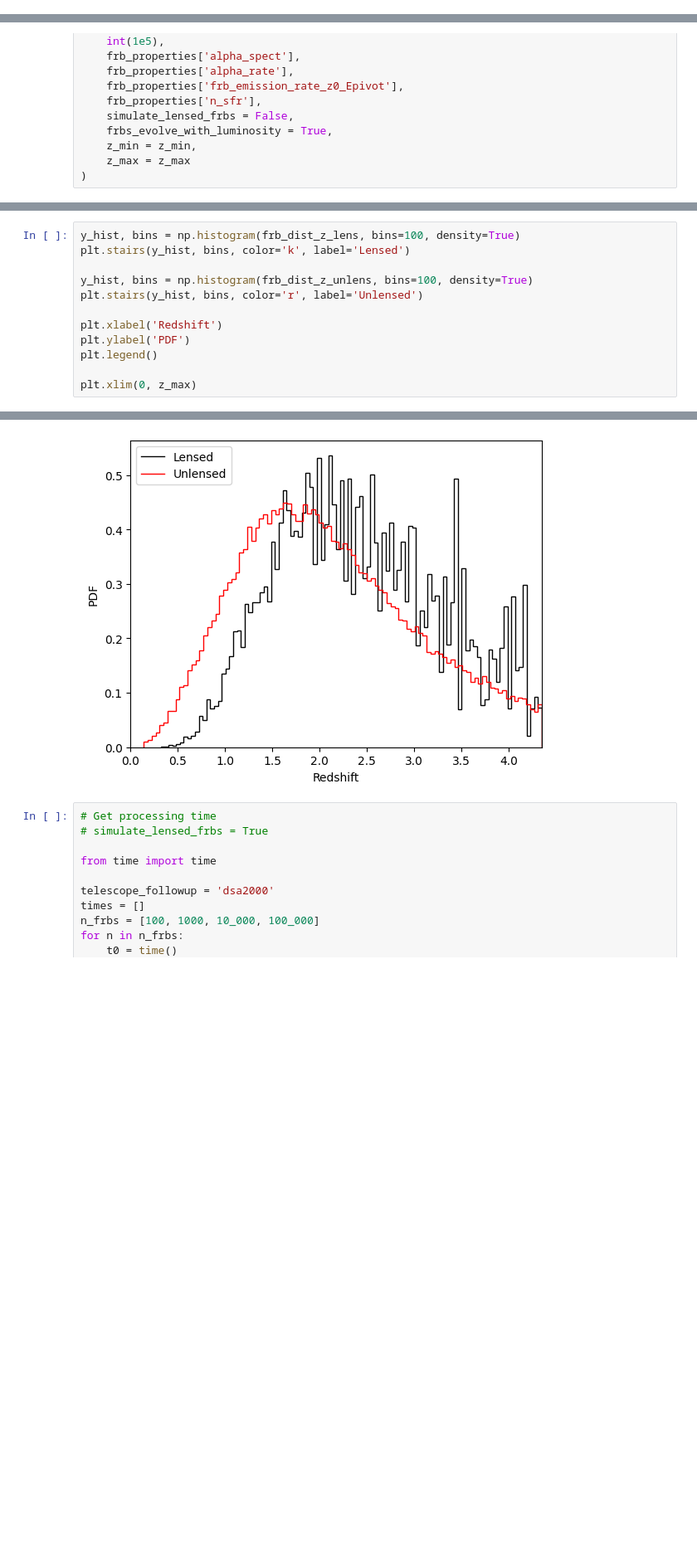
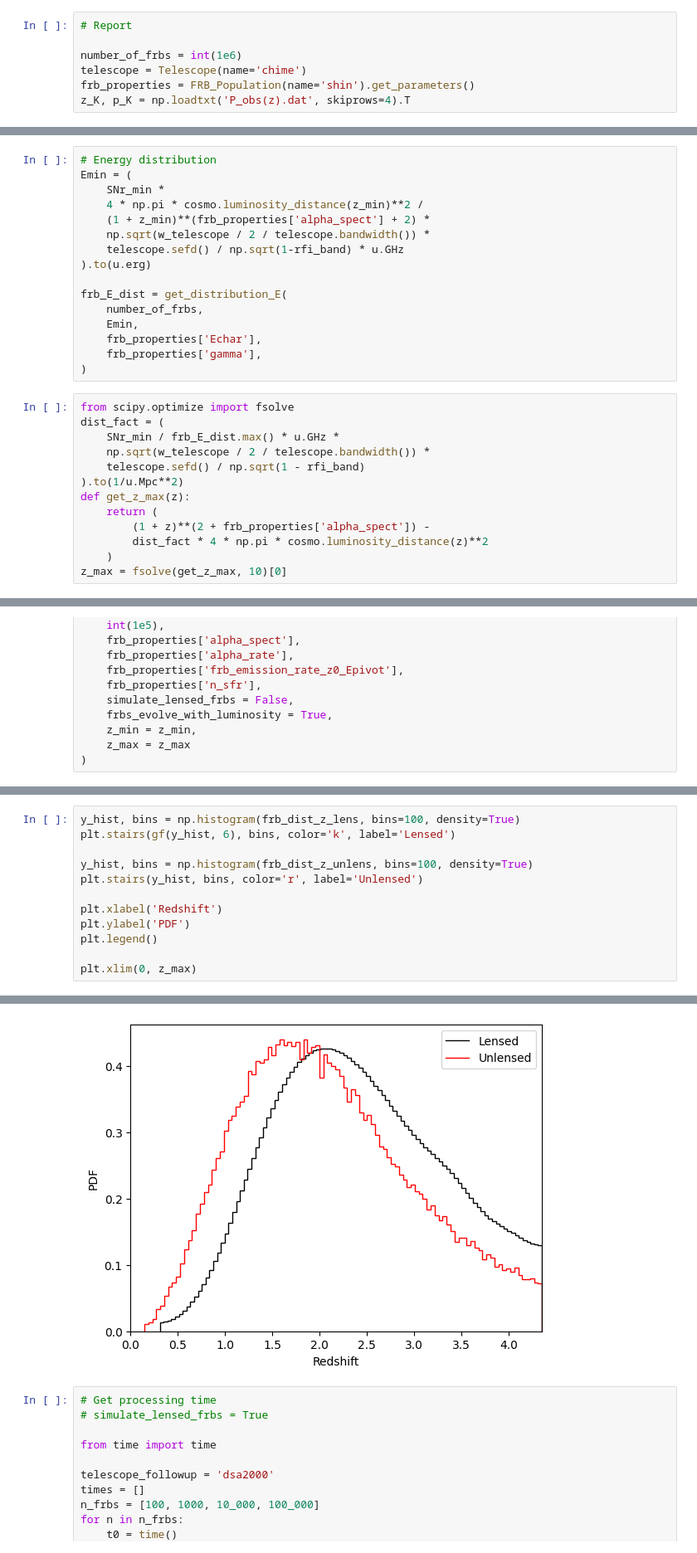
Before and after one commit to danielemichilli/slf, a Jupyter notebook: Gravitational_Lensing.ipynb, the cells around one changed output, grey strips where cells are left out. Shown at 83% size. Drawn from its saved outputs; the diff is of its cells as text; blank space fills up the shorter version.

```diff
--- a/Gravitational_Lensing.ipynb
+++ b/Gravitational_Lensing.ipynb
@@ -1304,0 +1445,7 @@ def set_simulation_size(simulation_goal):
+# %%
+# Report
+
+number_of_frbs = int(1e6)
+telescope = Telescope(name='chime')
+frb_properties = FRB_Population(name='shin').get_parameters()
+z_K, p_K = np.loadtxt('P_obs(z).dat', skiprows=4).T
@@ -1304,0 +1478,29 @@ def set_simulation_size(simulation_goal):
+# %%
+# Energy distribution
+Emin = (
+    SNr_min *
+    4 * np.pi * cosmo.luminosity_distance(z_min)**2 /
+    (1 + z_min)**(frb_properties['alpha_spect'] + 2) *
+    np.sqrt(w_telescope / 2 / telescope.bandwidth()) *
+    telescope.sefd() / np.sqrt(1-rfi_band) * u.GHz
+).to(u.erg)
+
+frb_E_dist = get_distribution_E(
+    number_of_frbs,
+    Emin,
+    frb_properties['Echar'],
+    frb_properties['gamma'],
+)
+# %%
+from scipy.optimize import fsolve
+dist_fact = (
+    SNr_min / frb_E_dist.max() * u.GHz *
+    np.sqrt(w_telescope / 2 / telescope.bandwidth()) *
+    telescope.sefd() / np.sqrt(1 - rfi_band)
+).to(1/u.Mpc**2)
+def get_z_max(z):
+    return (
+        (1 + z)**(2 + frb_properties['alpha_spect']) -
+        dist_fact * 4 * np.pi * cosmo.luminosity_distance(z)**2
+    )
+z_max = fsolve(get_z_max, 10)[0]
@@ -1609,18 +2426,18 @@ frb_properties = FRB_Population(name='shin').get_parameters()
 # %%
 y_hist, bins = np.histogram(frb_dist_z_lens, bins=100, density=True)
-plt.stairs(y_hist, bins, color='k', label='Lensed')
+plt.stairs(gf(y_hist, 6), bins, color='k', label='Lensed')
 
 y_hist, bins = np.histogram(frb_dist_z_unlens, bins=100, density=True)
 plt.stairs(y_hist, bins, color='r', label='Unlensed')
 
 plt.xlabel('Redshift')
 plt.ylabel('PDF')
 plt.legend()
 
 plt.xlim(0, z_max)
 # %% [output]
 (0.0, 4.353177842565598)
-[figure, old version]
+[figure, new version]
 # %%
 # Get processing time
 # simulate_lensed_frbs = True
```
Also changed, not shown: parts of 84 cells of this notebook.
